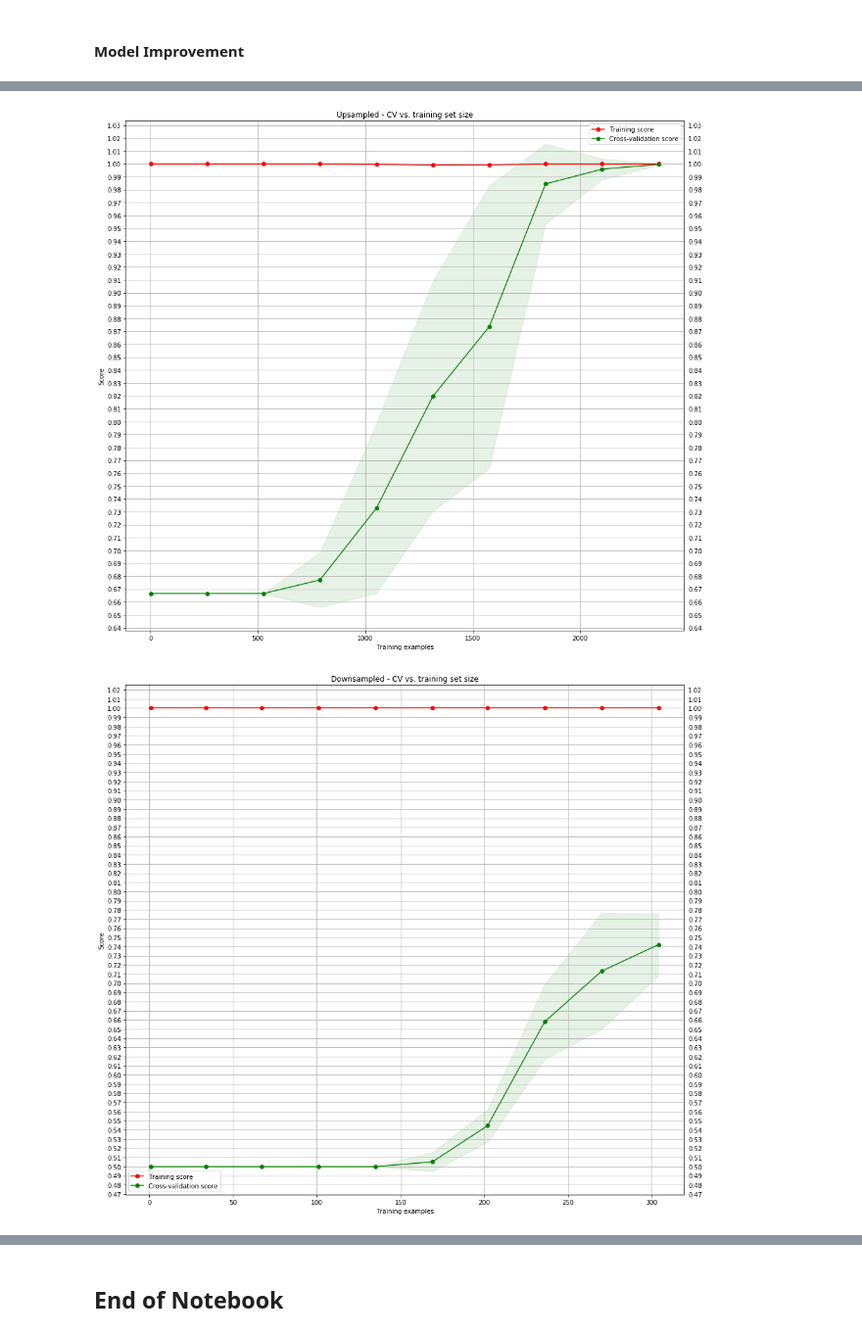
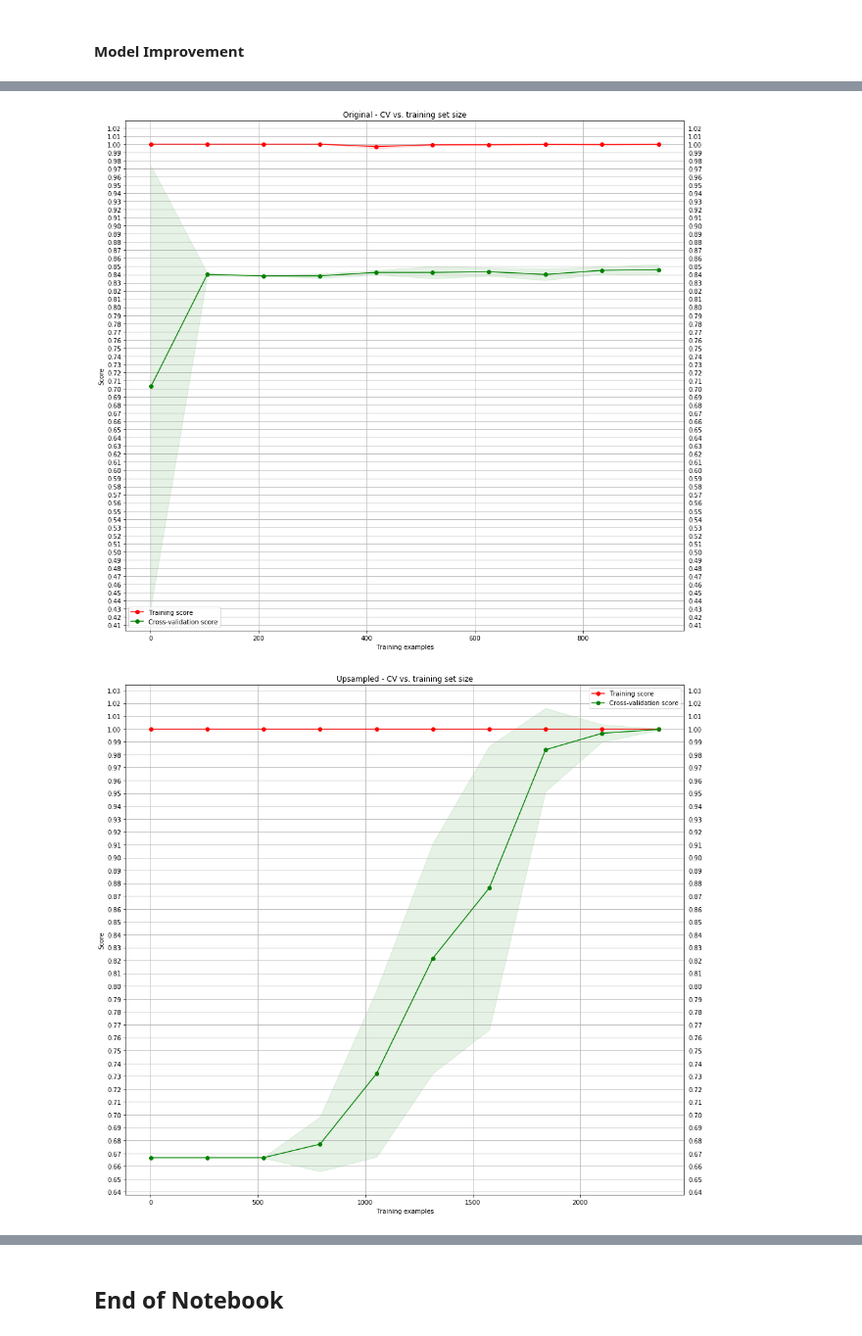
Before and after one commit to ramiazmi/Data-Science-Kaggle, a Jupyter notebook: Turnover_Prediction_IBM_CaseStudy.ipynb, the cells around one changed output, grey strips where cells are left out. Shown at 98% size. Cells and saved outputs as stored; diff of their text form; code cells hidden in the pictures.

```diff
--- a/Turnover_Prediction_IBM_CaseStudy.ipynb
+++ b/Turnover_Prediction_IBM_CaseStudy.ipynb
@@ -58,3 +93,6 @@ data_df.head(5)
+# %%
+data_df['Age_Group'] = ''
+set_category(data_df,'Age', 'Age_Group', [0, 25, 35, 45, 55, 150],['17-25','25-35','35-45','45-55','55>'])
 # %% [markdown]
 ### Target Data
 # %%
@@ -158,10 +199,11 @@ plt.subplots_adjust(bottom=-1.9, top=3)
 # %%
 total_records= len(data_df)
-columns_cat = ["Gender", "MaritalStatus", "Education", "WorkLifeBalance", "Department", "EnvironmentSatisfaction",
-               "JobSatisfaction", "OverTime", "JobLevel", "JobInvolvement",  "PerformanceRating",
+columns_cat = ["Age_Group", "Gender", "MaritalStatus", "Education", "EducationField", "WorkLifeBalance",
+               "Department", "EnvironmentSatisfaction", "JobSatisfaction",
+               "OverTime", "JobLevel", "JobInvolvement",  "PerformanceRating",
                "TrainingTimesLastYear", "BusinessTravel"
                ]
-plt.figure(figsize=(16,8))
+plt.figure(figsize=(16,10))
 n = math.ceil(len(columns_cat)/2)
 j=0
 for column in columns_cat:
@@ -172,7 +214,7 @@ for column in columns_cat:
         plt.xticks( rotation=90)
     for p in ax1.patches:
         height = p.get_height()
-        ax1.text(p.get_x()+p.get_width()/2.,
+        ax1.text(p.get_x()+p.get_width()/2,
                 height + 3,
                 '{:1.2f}'.format(height/total_records,0),
                 ha="center",rotation=0)
@@ -384,13 +449,14 @@ Downsampled shape: (380, 58) (380,)
 import warnings
 warnings.filterwarnings('ignore')
 
-methods_data = {"Upsampled": (X_train_u, y_train_u),
+methods_data = {"Original": (X_train, y_train),
+                "Upsampled": (X_train_u, y_train_u),
                 "Downsampled": (X_train_d, y_train_d)}
 
 for method in methods_data.keys():
     print(method)
-    pip_rf = make_pipeline(# PCA(n_components=None, svd_solver="full"),
-                           StandardScaler(),
+    pip_rf = make_pipeline(StandardScaler(),
+                           PCA(iterated_power=9, svd_solver="randomized"),
                            RandomForestClassifier(class_weight="balanced",
                                                   random_state=101))
 
@@ -445,3 +511,3 @@ Best f1-score: 74.21%.
 ==================================================
-[figure, old version]
+[figure, new version]
-[figure, old version]
+[figure, new version]
```
Also changed, not shown: parts of 19 cells of this notebook.
